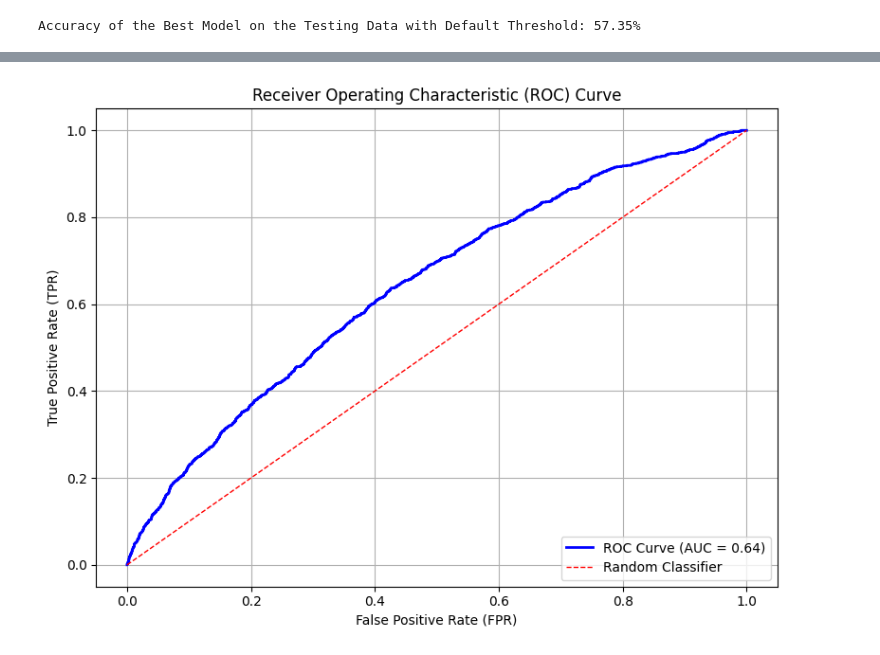
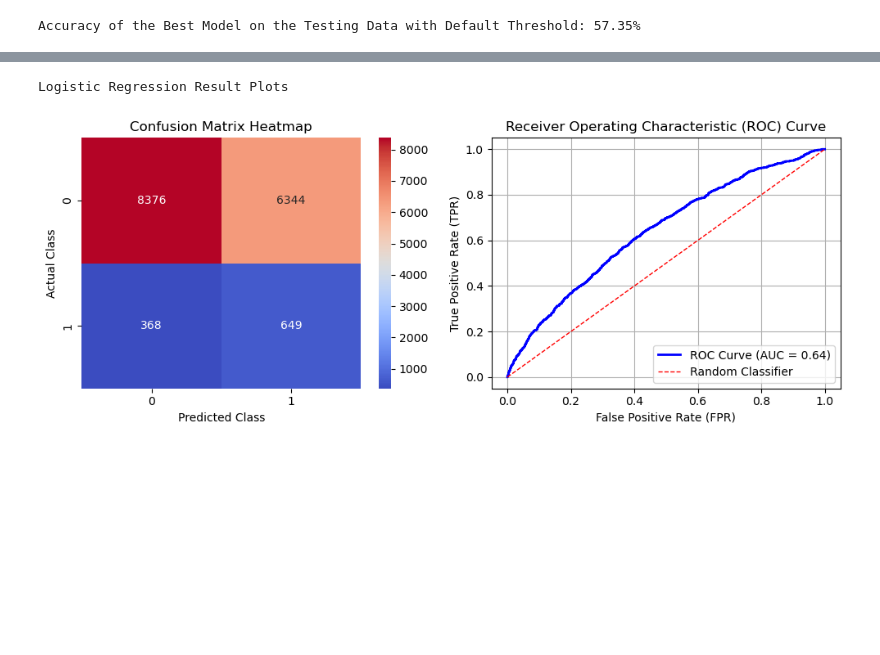
Before and after one commit to dovelover145/Bankruptcy-Prediction, a Jupyter notebook: bankruptcy_pred.ipynb, the cells around one changed output, grey strips where cells are left out. Saved outputs shown, nothing was run; the diff lists cells and outputs as text; code cells hidden in the pictures; blank space fills up the shorter version.

```diff
--- a/bankruptcy_pred.ipynb
+++ b/bankruptcy_pred.ipynb
@@ -225,7 +278,7 @@ plt.figure(figsize=(12, 2 * num_rows))
 for i, feature in enumerate(features_to_plot, 1):
     plt.subplot(num_rows, num_cols, i)
     sns.boxplot(x=df[feature])
-    plt.title(f'Box Plot of {feature} Values After Handling Outliers')
+    plt.title(f'Box Plot of {feature} After Handling Outliers')
 plt.tight_layout()
 plt.show()
 # %% [output]
@@ -515,9 +565,7 @@ status_encoding
 0    40693
 Name: count, dtype: int64
 # %%
-# Undersampling the majority class (class 0, i.e. the "alive" class) to account for the data imbalance (works the best)
-
-from sklearn.utils import resample
+# Undersampling the Majority Class (Works the Best for Logistic Regression and Random Forest)
 
 df_temp = train_scaled.copy()
 
@@ -530,12 +578,14 @@ df_balanced = pd.concat([df_class_0_undersampled, df_class_1], axis=0)
 
 df_balanced = df_balanced.sample(frac=1, random_state=21).reset_index(drop=True)
 
-print("Before undersampling the majority class:")
+print("Before Undersampling the Majority class:")
 print(pd.Series(y_train).value_counts())
 
-print("After undersampling the majority class:")
+print('\n')
+
+print("After Undersampling the Majority Class:")
 print(df_balanced['status_encoding'].value_counts())
 
-X_train_balanced = df_balanced.drop(columns=['status_encoding']).to_numpy()
-y_train_balanced = df_balanced['status_encoding'].to_numpy()
+X_train_balanced_under = df_balanced.drop(columns=['status_encoding']).to_numpy()
+y_train_balanced_under = df_balanced['status_encoding'].to_numpy()
 # %% [output]
@@ -562,7 +669,7 @@ model = LogisticRegression(solver='liblinear')
 
 grid = GridSearchCV(estimator=model, param_grid=param_grid, n_jobs=-1, cv=3)
 
-grid_result = grid.fit(X_train_balanced, y_train_balanced)
+grid_result = grid.fit(X_train_balanced_under, y_train_balanced_under)
 
 best_params = grid_result.best_params_
 best_score = grid_result.best_score_
@@ -626,26 +730,41 @@ Accuracy of the Best Model With the Threshold 0.5: 57.35%
 # %%
-from sklearn.metrics import roc_curve, roc_auc_score
-import matplotlib.pyplot as plt
+# Plot Results
+
+print('Logistic Regression Result Plots\n')
+
+cm = confusion_matrix(y_test, y_pred_adjusted)
+
+plt.figure(figsize=(10, 4))
+
+# Visualize correlation matrix using heatmap
+plt.subplot(1, 2, 1)
+sns.heatmap(cm, annot=True, cmap='coolwarm', fmt='d')
+plt.title('Confusion Matrix Heatmap')
+plt.xlabel('Predicted Class')
+plt.ylabel('Actual Class')
+# plt.show()
 
 # Generate model predictions and probabilities
 y_pred_proba = best_model.predict_proba(X_test_scaled)[:, 1]  # Probabilities for the positive class
 
 # Compute FPR, TPR, and thresholds for ROC
 fpr, tpr, thresholds = roc_curve(y_test, y_pred_proba)
 
-# Calculate the AUC (Area Under the Curve)
+# Calculate the AUC
 auc = roc_auc_score(y_test, y_pred_proba)
 
 # Plot the ROC curve
-plt.figure(figsize=(8, 6))
+plt.subplot(1, 2, 2)
 plt.plot(fpr, tpr, label=f'ROC Curve (AUC = {auc:.2f})', color='blue', linewidth=2)
 plt.plot([0, 1], [0, 1], 'r--', label='Random Classifier', linewidth=1)  # Diagonal for random classifier
 plt.title('Receiver Operating Characteristic (ROC) Curve')
 plt.xlabel('False Positive Rate (FPR)')
 plt.ylabel('True Positive Rate (TPR)')
 plt.legend(loc='lower right')
 plt.grid()
+
 plt.tight_layout()
 plt.show()
 # %% [output]
+Logistic Regression Result Plots
-[figure, old version]
+[figure, new version]
```
Also changed, not shown: parts of 16 cells of this notebook.
